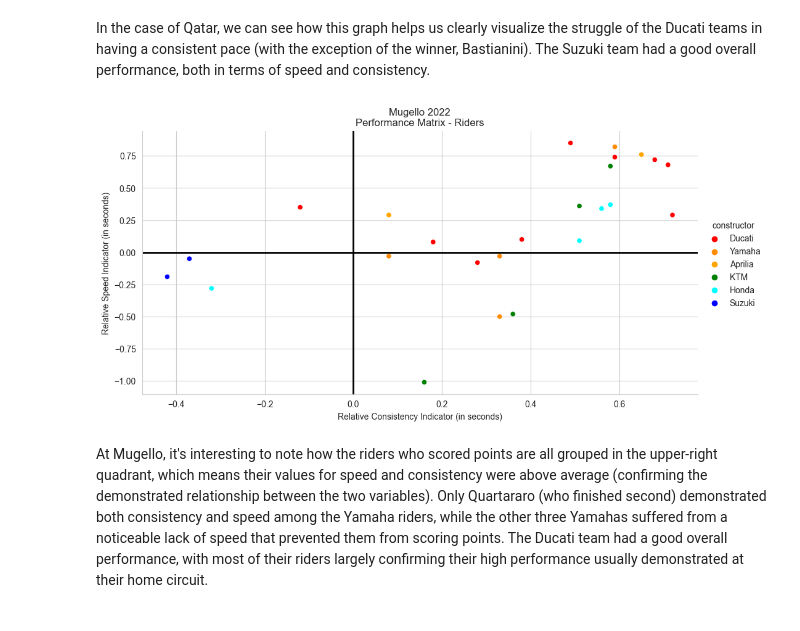
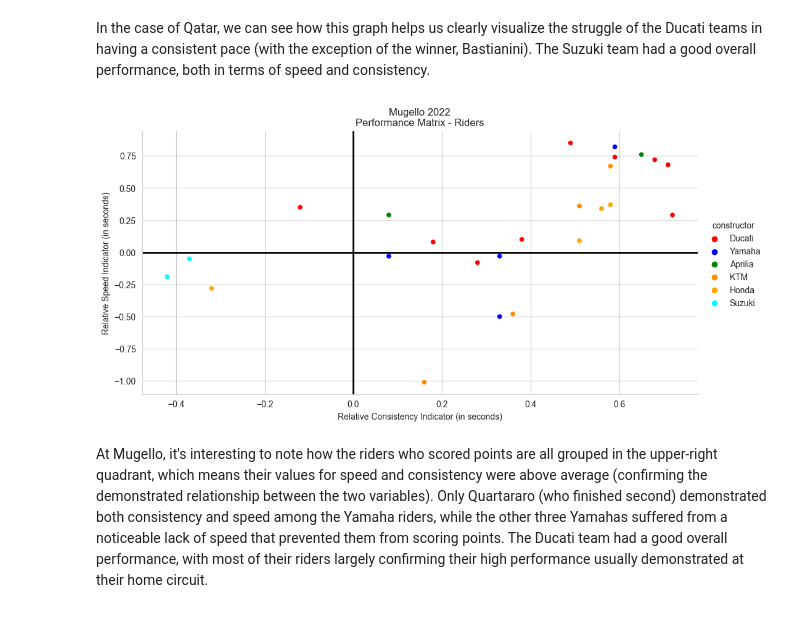
Before and after one commit to antobzzll/Analytics-Portfolio, a Jupyter notebook: Sports/MotoGP/performance.ipynb, the cells around one changed output. Drawn from its saved outputs; the diff is of its cells as text; code cells hidden in the pictures.

```diff
--- a/Sports/MotoGP/performance.ipynb
+++ b/Sports/MotoGP/performance.ipynb
@@ -237,23 +237,23 @@ In the case of Qatar, we can see how this graph helps us clearly visualize the s
 # %%
 sns.relplot(data=performanceITA[performanceITA['performance_index'] > -3],
             x='pace_consistency_index',
             y='pace_speed_index', hue='constructor',
-            palette=['red', 'darkorange', 'orange', 'green', 'aqua', 'blue'],
+            palette=['red', 'blue', 'green', 'darkorange', 'orange', 'aqua'],
             # size='points',
             # sizes=[30, 80],
             # alpha=0.8,
             legend='brief', aspect=2)
 
 plt.title("Mugello 2022\nPerformance Matrix - Riders")
 plt.xlabel("Relative Consistency Indicator (in seconds)")
 plt.ylabel("Relative Speed Indicator (in seconds)")
 
 plt.axhline(y=0, color='black', linestyle='-', linewidth=2)
 plt.axvline(x=0, color='black', linestyle='-', linewidth=2)
 
 plt.show()
 # %% [output]
-[figure, old version]
+[figure, new version]
 # %% [markdown]
 At Mugello, it's interesting to note how the riders who scored points are all grouped in the upper-right quadrant, which means their values for speed and consistency were above average (confirming the demonstrated relationship between the two variables). Only Quartararo (who finished second) demonstrated both consistency and speed among the Yamaha riders, while the other three Yamahas suffered from a noticeable lack of speed that prevented them from scoring points. The Ducati team had a good overall performance, with most of their riders largely confirming their high performance usually demonstrated at their home circuit.
 
```
